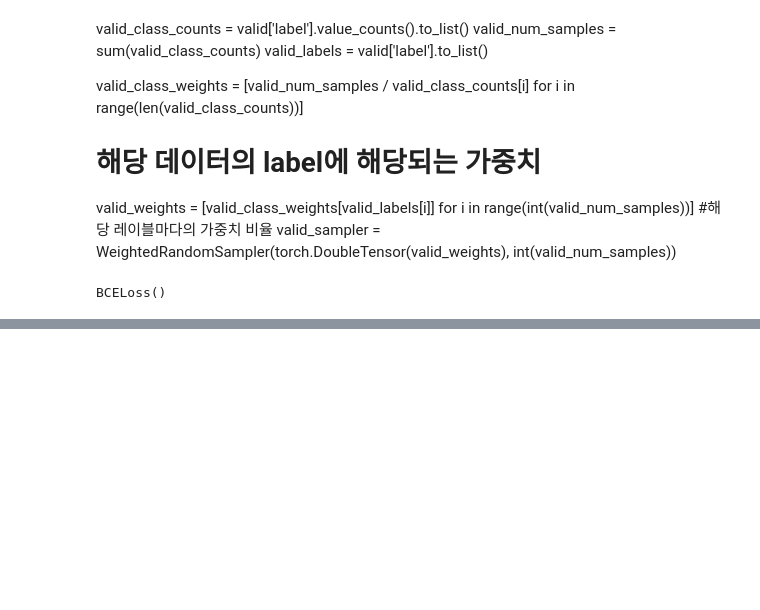
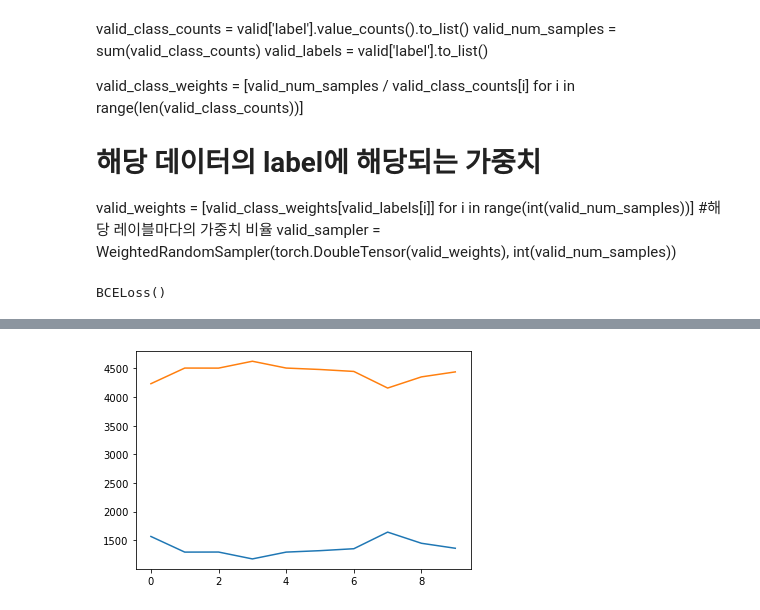
Before and after one commit to ma-an-jong/windup, a Jupyter notebook: windup_v2/no_weights/kobert_noweight.ipynb, the cells around one changed output, grey strips where cells are left out. Cells and saved outputs as stored; diff of their text form; code cells hidden in the pictures; blank space fills up the shorter version.

```diff
--- a/windup_v2/no_weights/kobert_noweight.ipynb
+++ b/windup_v2/no_weights/kobert_noweight.ipynb
@@ -196,0 +221,5 @@ plt.show()
+# %%
+plt.plot(count)
+plt.show()
+# %% [output]
+[figure, added]
```
Also changed, not shown: parts of 4 cells of this notebook, 3 other files.
